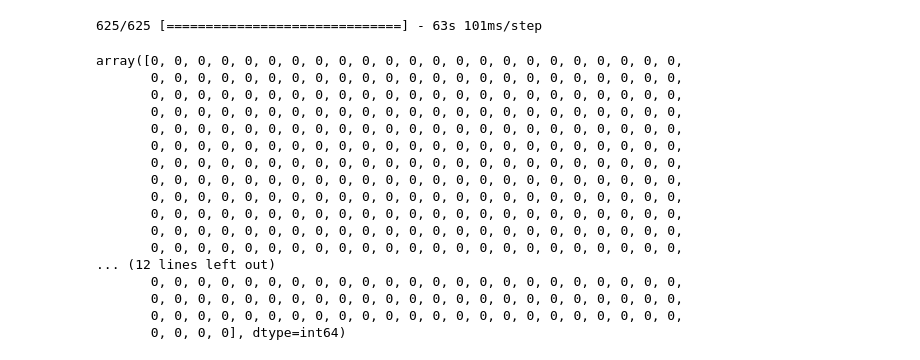
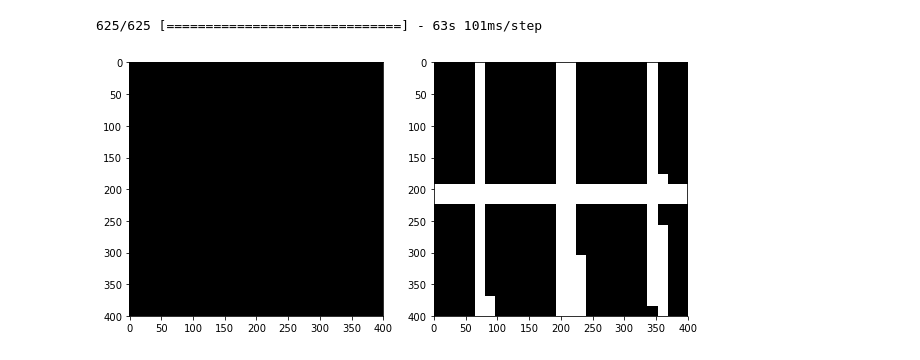
Before and after one commit to Coac/epfl-ml-projects, a Jupyter notebook: epfl-ml-project2/Victor Fine tuning.ipynb, the cells around one changed output. Saved outputs shown, nothing was run; the diff lists cells and outputs as text; code cells hidden in the pictures.

```diff
--- a/epfl-ml-project2/Victor Fine tuning.ipynb
+++ b/epfl-ml-project2/Victor Fine tuning.ipynb
@@ -291,23 +291,20 @@ Epoch 1/1
 predictions = model.predict(X_train[:625], batch_size=batch_size, verbose=1)
 # %% [output]
 625/625 [==============================] - 63s 101ms/step
-# %%
-predictions.argmax(axis=1)
-# %% [output]
-array([0, 0, 0, 0, 0, 0, 0, 0, 0, 0, 0, 0, 0, 0, 0, 0, 0, 0, 0, 0, 0, 0, 0,
-       0, 0, 0, 0, 0, 0, 0, 0, 0, 0, 0, 0, 0, 0, 0, 0, 0, 0, 0, 0, 0, 0, 0,
-       0, 0, 0, 0, 0, 0, 0, 0, 0, 0, 0, 0, 0, 0, 0, 0, 0, 0, 0, 0, 0, 0, 0,
-       0, 0, 0, 0, 0, 0, 0, 0, 0, 0, 0, 0, 0, 0, 0, 0, 0, 0, 0, 0, 0, 0, 0,
-       0, 0, 0, 0, 0, 0, 0, 0, 0, 0, 0, 0, 0, 0, 0, 0, 0, 0, 0, 0, 0, 0, 0,
-       0, 0, 0, 0, 0, 0, 0, 0, 0, 0, 0, 0, 0, 0, 0, 0, 0, 0, 0, 0, 0, 0, 0,
-       0, 0, 0, 0, 0, 0, 0, 0, 0, 0, 0, 0, 0, 0, 0, 0, 0, 0, 0, 0, 0, 0, 0,
-       0, 0, 0, 0, 0, 0, 0, 0, 0, 0, 0, 0, 0, 0, 0, 0, 0, 0, 0, 0, 0, 0, 0,
-       0, 0, 0, 0, 0, 0, 0, 0, 0, 0, 0, 0, 0, 0, 0, 0, 0, 0, 0, 0, 0, 0, 0,
-       0, 0, 0, 0, 0, 0, 0, 0, 0, 0, 0, 0, 0, 0, 0, 0, 0, 0, 0, 0, 0, 0, 0,
-       0, 0, 0, 0, 0, 0, 0, 0, 0, 0, 0, 0, 0, 0, 0, 0, 0, 0, 0, 0, 0, 0, 0,
-       0, 0, 0, 0, 0, 0, 0, 0, 0, 0, 0, 0, 0, 0, 0, 0, 0, 0, 0, 0, 0, 0, 0,
-... (12 lines left out)
-       0, 0, 0, 0, 0, 0, 0, 0, 0, 0, 0, 0, 0, 0, 0, 0, 0, 0, 0, 0, 0, 0, 0,
-       0, 0, 0, 0, 0, 0, 0, 0, 0, 0, 0, 0, 0, 0, 0, 0, 0, 0, 0, 0, 0, 0, 0,
-       0, 0, 0, 0, 0, 0, 0, 0, 0, 0, 0, 0, 0, 0, 0, 0, 0, 0, 0, 0, 0, 0, 0,
-       0, 0, 0, 0], dtype=int64)
+# %%
+predictions_classes = probas_to_classes(predictions)
+
+image_size = 400
+patch_size = 16
+image_index = 0
+
+patch_count_per_image = int((image_size / 16) ** 2)
+fig1 = plt.figure(figsize=(10, 10))
+plt.subplot(1, 2, 1)
+pred_img = label_to_img(image_size, image_size, patch_size, patch_size, predictions_classes)
+plt.imshow(pred_img, cmap='Greys_r');
+plt.subplot(1, 2, 2)
+gt_image = label_to_img(image_size, image_size, patch_size, patch_size, Y_labels[image_index * patch_count_per_image: (image_index+1) * patch_count_per_image])
+plt.imshow(gt_image, cmap='Greys_r');
+# %% [output]
+[figure, added]
```
Also changed, not shown: 8 other files.
